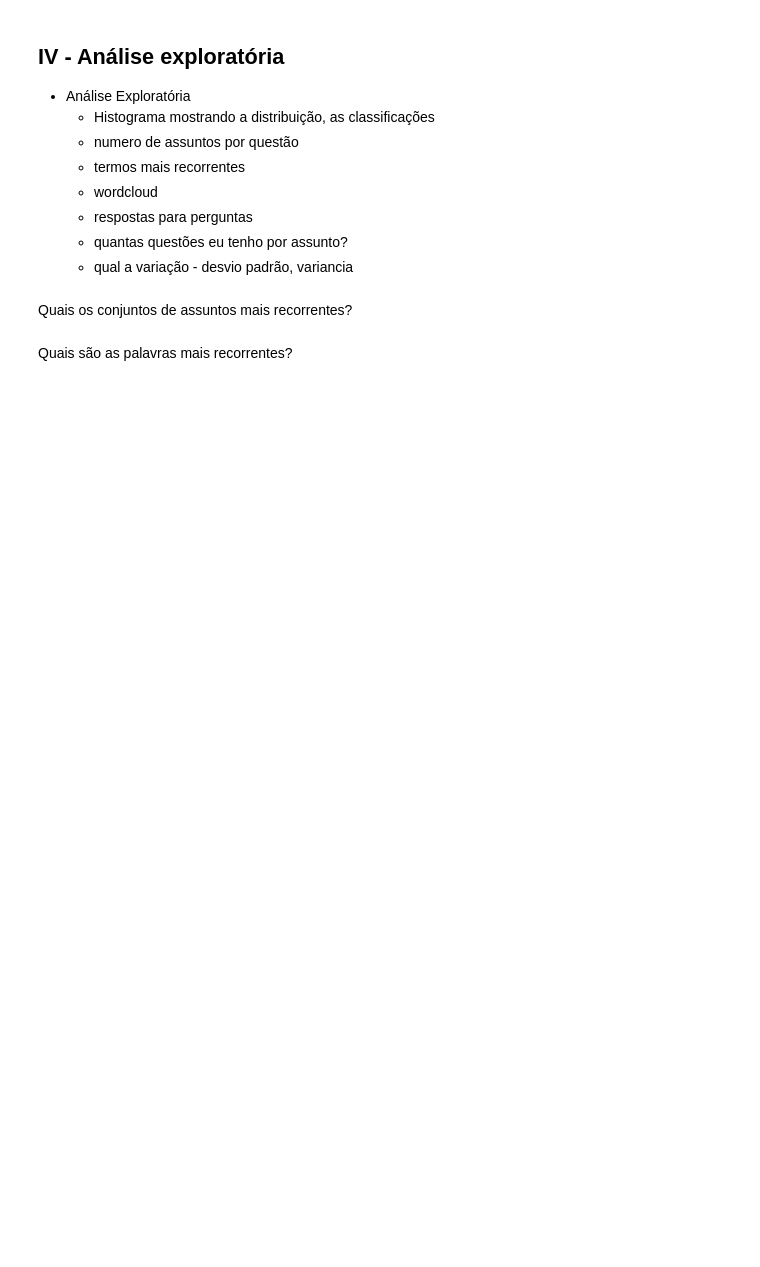
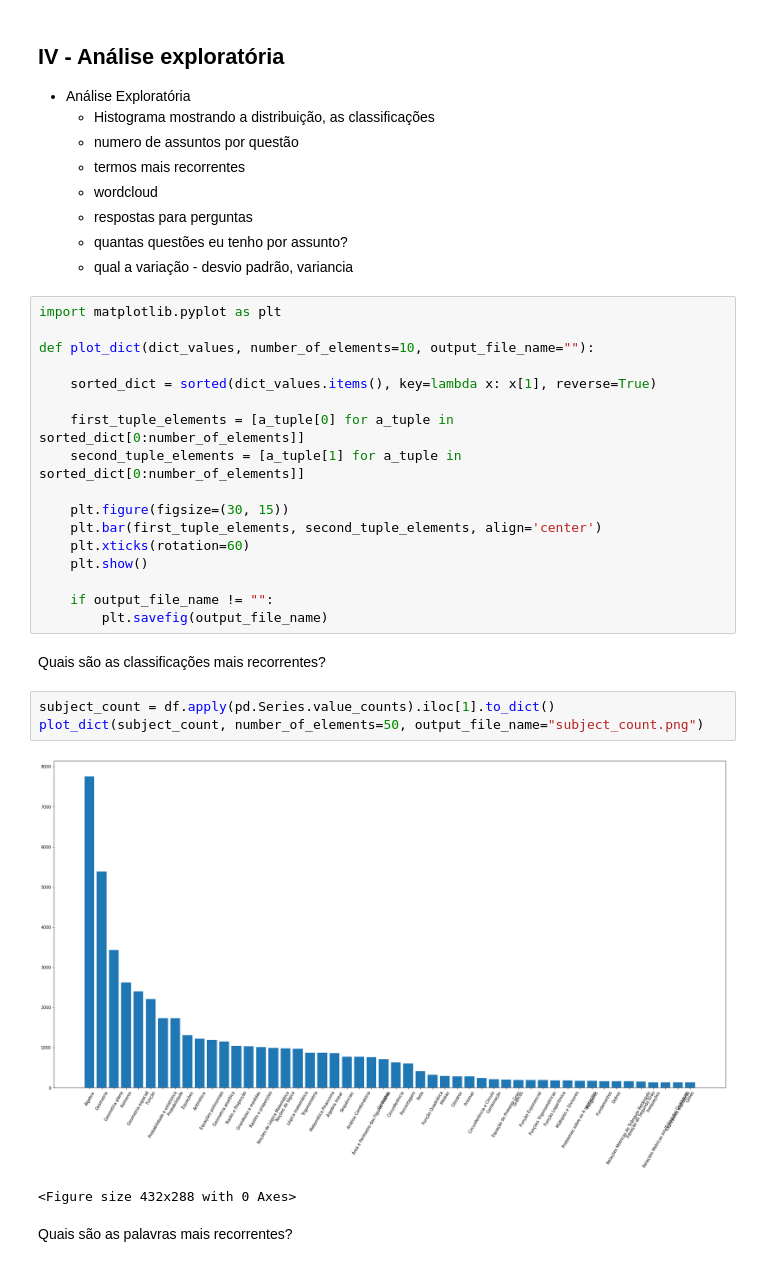
Before and after one commit to msfreit/exam_question_classification, a Jupyter notebook: exam_question_classification.ipynb, the cells around one changed output. Drawn from its saved outputs; the diff is of its cells as text; blank space fills up the shorter version.

```diff
--- a/exam_question_classification.ipynb
+++ b/exam_question_classification.ipynb
@@ -283,7 +329,30 @@ dataset.sample(5)
     - respostas para perguntas
     - quantas questões eu tenho por assunto?
     - qual a variação - desvio padrão, variancia
+# %%
+import matplotlib.pyplot as plt
+
+def plot_dict(dict_values, number_of_elements=10, output_file_name=""):
+
+    sorted_dict = sorted(dict_values.items(), key=lambda x: x[1], reverse=True)
+
+    first_tuple_elements = [a_tuple[0] for a_tuple in sorted_dict[0:number_of_elements]]
+    second_tuple_elements = [a_tuple[1] for a_tuple in sorted_dict[0:number_of_elements]]
+
+    plt.figure(figsize=(30, 15))
+    plt.bar(first_tuple_elements, second_tuple_elements, align='center')
+    plt.xticks(rotation=60)
+    plt.show()
+
+    if output_file_name != "":
+        plt.savefig(output_file_name)
 # %% [markdown]
-Quais os conjuntos de assuntos mais recorrentes?
+Quais são as classificações mais recorrentes?
+# %%
+subject_count = df.apply(pd.Series.value_counts).iloc[1].to_dict()
+plot_dict(subject_count, number_of_elements=50, output_file_name="subject_count.png")
+# %% [output]
+[figure, added]
+<Figure size 432x288 with 0 Axes>
 # %% [markdown]
 Quais são as palavras mais recorrentes?
```
Also changed, not shown: parts of 21 cells of this notebook, 5 other files.
